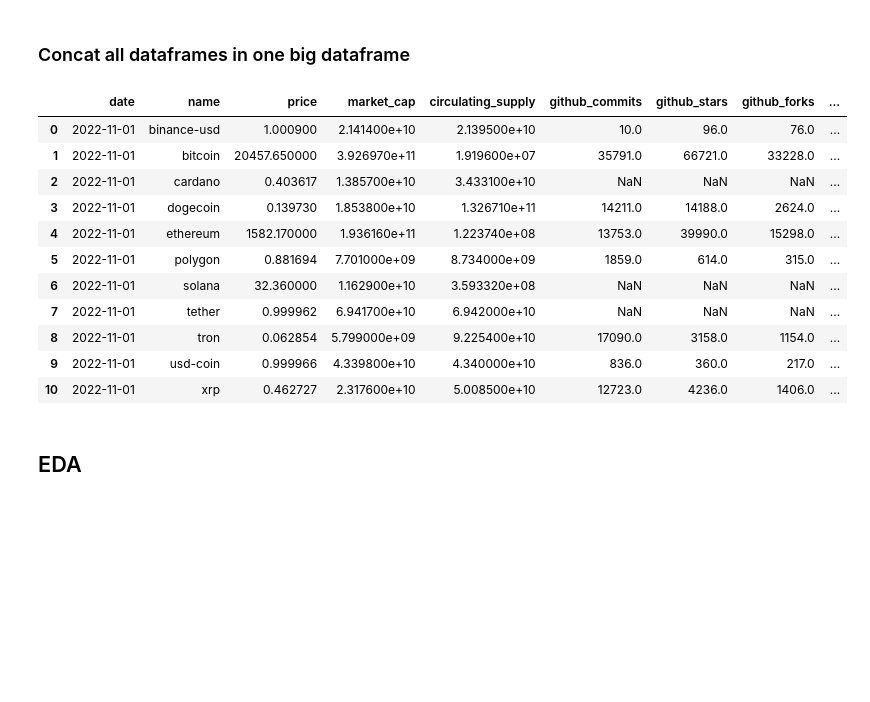
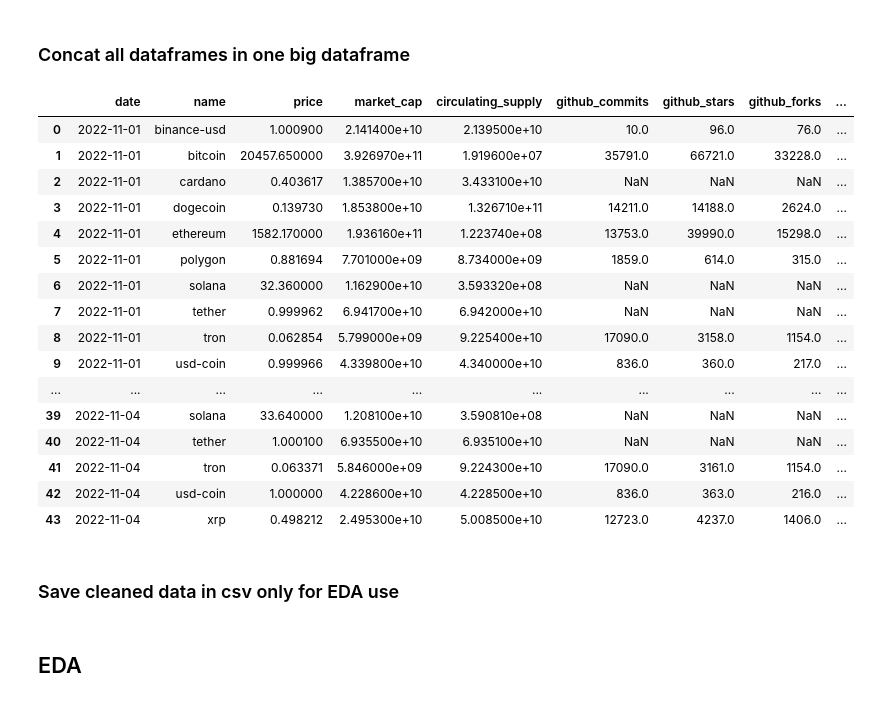
Before and after one commit to mr-emreerturk/crypto_scraping_project, a Jupyter notebook: DataWrangling_EDA.ipynb, the cells around one changed output. Cells and saved outputs as stored; diff of their text form; code cells hidden in the pictures; blank space fills up the shorter version.

```diff
--- a/DataWrangling_EDA.ipynb
+++ b/DataWrangling_EDA.ipynb
@@ -150,18 +153,26 @@ for x in [df_prices,df_dev,df_news]:
 # Merge dataframes on an inner join on "date" and "name"
 df_mask = df_prices.merge(df_dev, how="inner", left_on=["date", "name"], right_on=["date", "name"])
 df = df_mask.merge(df_news, how="inner", left_on=["date", "name"], right_on=["date", "name"])
-# %%
-df
-# %% [output]
-|  | date | name | price | market_cap | circulating_supply | github_commits | github_stars | github_forks | ... |
-| 0 | 2022-11-01 | binance-usd | 1.000900 | 2.141400e+10 | 2.139500e+10 | 10.0 | 96.0 | 76.0 | ... |
-| 1 | 2022-11-01 | bitcoin | 20457.650000 | 3.926970e+11 | 1.919600e+07 | 35791.0 | 66721.0 | 33228.0 | ... |
-| 2 | 2022-11-01 | cardano | 0.403617 | 1.385700e+10 | 3.433100e+10 | NaN | NaN | NaN | ... |
-| 3 | 2022-11-01 | dogecoin | 0.139730 | 1.853800e+10 | 1.326710e+11 | 14211.0 | 14188.0 | 2624.0 | ... |
-| 4 | 2022-11-01 | ethereum | 1582.170000 | 1.936160e+11 | 1.223740e+08 | 13753.0 | 39990.0 | 15298.0 | ... |
-| 5 | 2022-11-01 | polygon | 0.881694 | 7.701000e+09 | 8.734000e+09 | 1859.0 | 614.0 | 315.0 | ... |
-| 6 | 2022-11-01 | solana | 32.360000 | 1.162900e+10 | 3.593320e+08 | NaN | NaN | NaN | ... |
-| 7 | 2022-11-01 | tether | 0.999962 | 6.941700e+10 | 6.942000e+10 | NaN | NaN | NaN | ... |
-| 8 | 2022-11-01 | tron | 0.062854 | 5.799000e+09 | 9.225400e+10 | 17090.0 | 3158.0 | 1154.0 | ... |
-| 9 | 2022-11-01 | usd-coin | 0.999966 | 4.339800e+10 | 4.340000e+10 | 836.0 | 360.0 | 217.0 | ... |
-| 10 | 2022-11-01 | xrp | 0.462727 | 2.317600e+10 | 5.008500e+10 | 12723.0 | 4236.0 | 1406.0 | ... |
+# %%
+df = df.sort_values(by=["date", "name"]).reset_index(drop=True) # Sorting final dataframe
+df
+# %% [output]
+|  | date | name | price | market_cap | circulating_supply | github_commits | github_stars | github_forks | ... |
+| 0 | 2022-11-01 | binance-usd | 1.000900 | 2.141400e+10 | 2.139500e+10 | 10.0 | 96.0 | 76.0 | ... |
+| 1 | 2022-11-01 | bitcoin | 20457.650000 | 3.926970e+11 | 1.919600e+07 | 35791.0 | 66721.0 | 33228.0 | ... |
+| 2 | 2022-11-01 | cardano | 0.403617 | 1.385700e+10 | 3.433100e+10 | NaN | NaN | NaN | ... |
+| 3 | 2022-11-01 | dogecoin | 0.139730 | 1.853800e+10 | 1.326710e+11 | 14211.0 | 14188.0 | 2624.0 | ... |
+| 4 | 2022-11-01 | ethereum | 1582.170000 | 1.936160e+11 | 1.223740e+08 | 13753.0 | 39990.0 | 15298.0 | ... |
+| 5 | 2022-11-01 | polygon | 0.881694 | 7.701000e+09 | 8.734000e+09 | 1859.0 | 614.0 | 315.0 | ... |
+| 6 | 2022-11-01 | solana | 32.360000 | 1.162900e+10 | 3.593320e+08 | NaN | NaN | NaN | ... |
+| 7 | 2022-11-01 | tether | 0.999962 | 6.941700e+10 | 6.942000e+10 | NaN | NaN | NaN | ... |
+| 8 | 2022-11-01 | tron | 0.062854 | 5.799000e+09 | 9.225400e+10 | 17090.0 | 3158.0 | 1154.0 | ... |
+| 9 | 2022-11-01 | usd-coin | 0.999966 | 4.339800e+10 | 4.340000e+10 | 836.0 | 360.0 | 217.0 | ... |
+| ... | ... | ... | ... | ... | ... | ... | ... | ... | ... |
+| 39 | 2022-11-04 | solana | 33.640000 | 1.208100e+10 | 3.590810e+08 | NaN | NaN | NaN | ... |
+| 40 | 2022-11-04 | tether | 1.000100 | 6.935500e+10 | 6.935100e+10 | NaN | NaN | NaN | ... |
+| 41 | 2022-11-04 | tron | 0.063371 | 5.846000e+09 | 9.224300e+10 | 17090.0 | 3161.0 | 1154.0 | ... |
+| 42 | 2022-11-04 | usd-coin | 1.000000 | 4.228600e+10 | 4.228500e+10 | 836.0 | 363.0 | 216.0 | ... |
+| 43 | 2022-11-04 | xrp | 0.498212 | 2.495300e+10 | 5.008500e+10 | 12723.0 | 4237.0 | 1406.0 | ... |
+# %% [markdown]
+### Save cleaned data in csv only for EDA use
```
Also changed, not shown: parts of 4 cells of this notebook.
